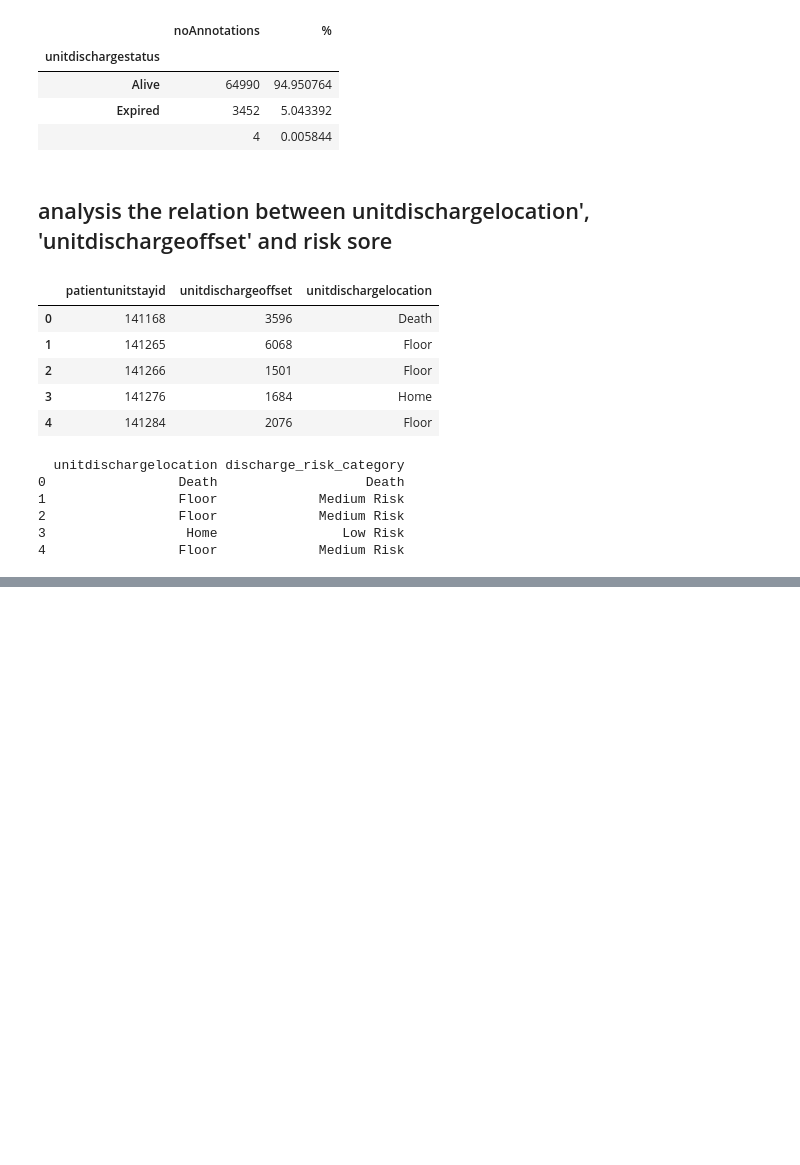
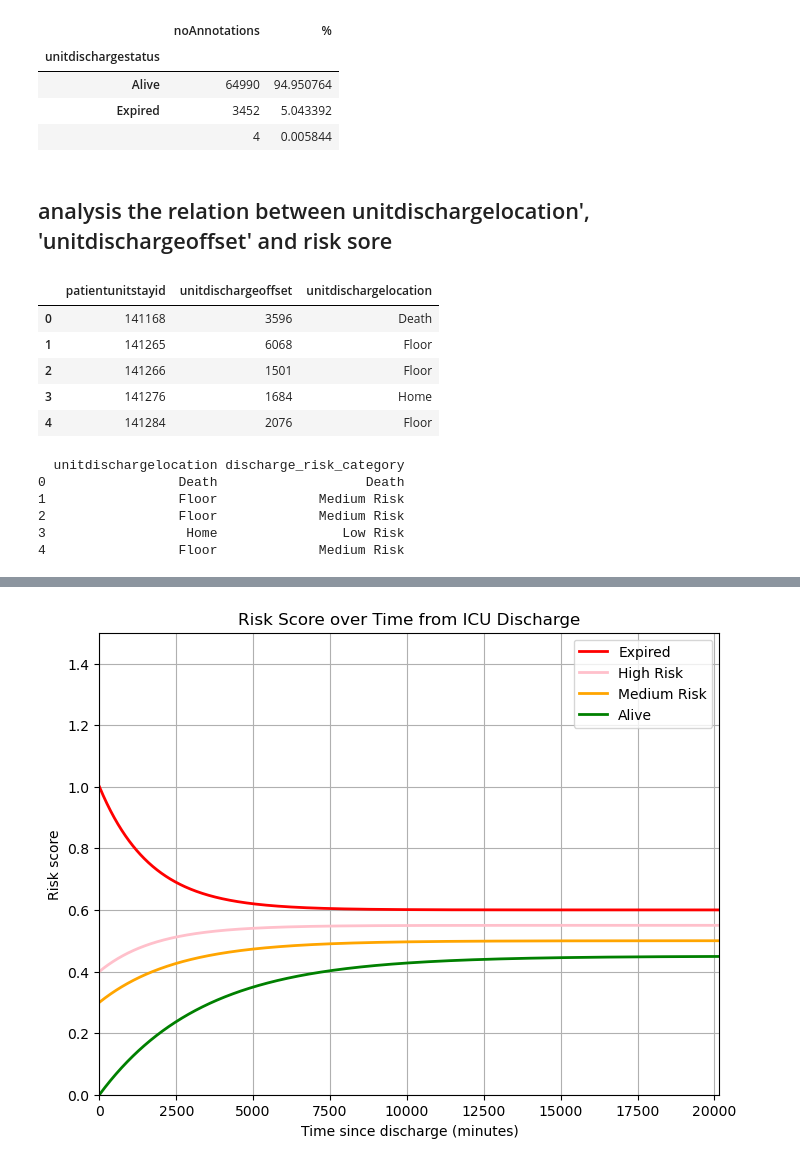
Before and after one commit to joy628/master-project, a Jupyter notebook: data-prepossing-2/patient.ipynb, the cells around one changed output, grey strips where cells are left out. Saved outputs shown, nothing was run; the diff lists cells and outputs as text; code cells hidden in the pictures; blank space fills up the shorter version.

```diff
--- a/data-prepossing-2/patient.ipynb
+++ b/data-prepossing-2/patient.ipynb
@@ -528,0 +293,62 @@ Epoch 10, Loss: 166.0015618305108
+# %%
+import numpy as np
+import matplotlib.pyplot as plt
+
+def plot_risk_curves():
+    # 定义时间区间，假设时间跨度为 1 到 14 天，按分钟计算
+    t = np.linspace(0, 14*24*60, 1000)  # 从 1 天（1440 分钟）到 14 天（20160 分钟）
+
+
+
+
+    # 定义风险函数，y 值分别在 t=0 时满足不同条件，最终稳定值分别为 0.5, 0.5 和 0.45
+    def risk_expired(t):
+        return 0.6 + (1.0 - 0.6) * np.exp(-0.0006 * t)  # 从1开始下降，稳定在 0.5
+    def risk_high(t):
+        return 0.55 + (0.4 - 0.55) * np.exp(-0.00055 * t)  # 从0.3上升，稳定在 0.5
+
+    def risk_medium(t):
+        return 0.5 + (0.3 - 0.5) * np.exp(-0.0004 * t)  # 从0.3上升，稳定在 0.5
+
+    def risk_alive(t):
+        return 0.45 * (1 - np.exp(-0.0003 * t))  # 从0上升，稳定在 0.45
+
+    # 计算各曲线的值
+    expired_risk = risk_expired(t)
+    high_risk = risk_high(t)
+    medium_risk = risk_medium(t)
+    alive_risk = risk_alive(t)
+
+    # 绘制曲线
+    plt.figure(figsize=(8, 6))
+
+    # 绘制 expired 风险曲线
+    plt.plot(t, expired_risk, color='red', label='Expired', linewidth=2)
+
+     # 绘制 high risk 风险曲线
+    plt.plot(t,  high_risk, color='pink', label='High Risk', linewidth=2)
+
+    # 绘制 medium risk 风险曲线
+    plt.plot(t, medium_risk, color='orange', label='Medium Risk', linewidth=2)
+
+    # 绘制 alive 风险曲线
+    plt.plot(t, alive_risk, color='green', label='Alive', linewidth=2)
+
+    # 添加图例、标题和标签
+    plt.legend(loc='upper right')
+    plt.title('Risk Score over Time from ICU Discharge')
+    plt.xlabel('Time since discharge (minutes)')
+    plt.ylabel('Risk score')
+
+    # 设置坐标范围
+    plt.xlim(0, 14*24*60)  # x 轴从 1 天到 14 天
+    plt.ylim(0, 1.5)  # y 轴范围从 0 到 1
+
+    # 显示图形
+    plt.grid(True)
+    plt.show()
+
+# 调用函数绘制图像
+plot_risk_curves()
+# %% [output]
+[figure, added]
```
Also changed, not shown: parts of 16 cells of this notebook, 3 other files.
